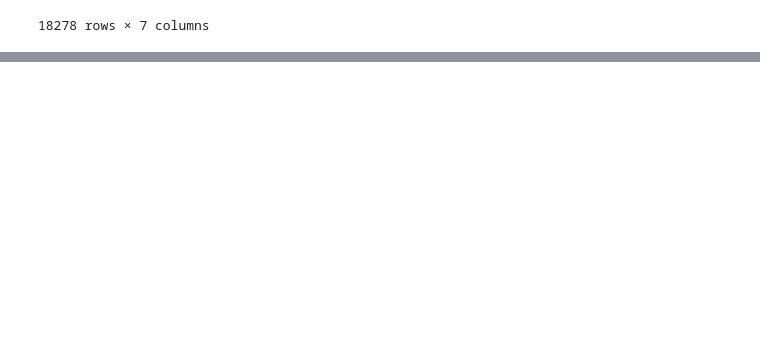
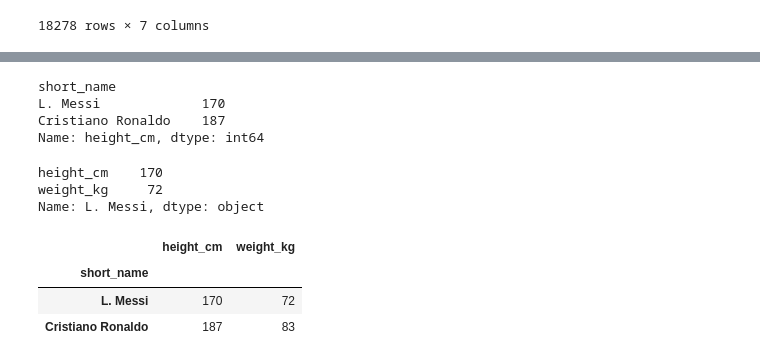
Before and after one commit to oscarmassonvera/PythonforDataScience, a Jupyter notebook: Extraccion de Data/ExtraccionDeData.ipynb, the cells around one changed output, grey strips where cells are left out. Saved outputs shown, nothing was run; the diff lists cells and outputs as text; code cells hidden in the pictures; blank space fills up the shorter version.

```diff
--- a/Extraccion de Data/ExtraccionDeData.ipynb
+++ b/Extraccion de Data/ExtraccionDeData.ipynb
@@ -76,0 +149,23 @@ df[['long_name','age','dob','height_cm',
+# %%
+# obtener el tamaño de L.Messi y Cristiano Ronaldo
+df.loc[['L. Messi','Cristiano Ronaldo'],'height_cm']
+# %% [output]
+short_name
+L. Messi             170
+Cristiano Ronaldo    187
+Name: height_cm, dtype: int64
+# %%
+# obtener el tamaño y peso de L.Messi
+df.loc['L. Messi',['height_cm','weight_kg']]
+# %% [output]
+height_cm    170
+weight_kg     72
+Name: L. Messi, dtype: object
+# %%
+# obtener el tamaño y peso de L.Messi y Cristiano Ronaldo
+df.loc[['L. Messi','Cristiano Ronaldo'],['height_cm','weight_kg']]
+# %% [output]
+|  | height_cm | weight_kg |
+| short_name |  |  |
+| L. Messi | 170 | 72 |
+| Cristiano Ronaldo | 187 | 83 |
```
Also changed, not shown: parts of 12 cells of this notebook.
